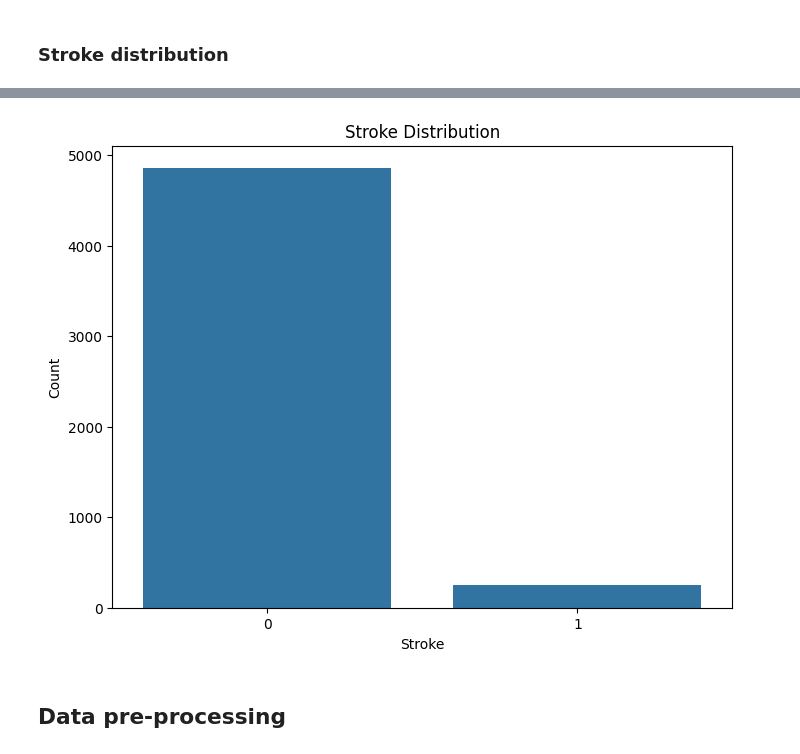
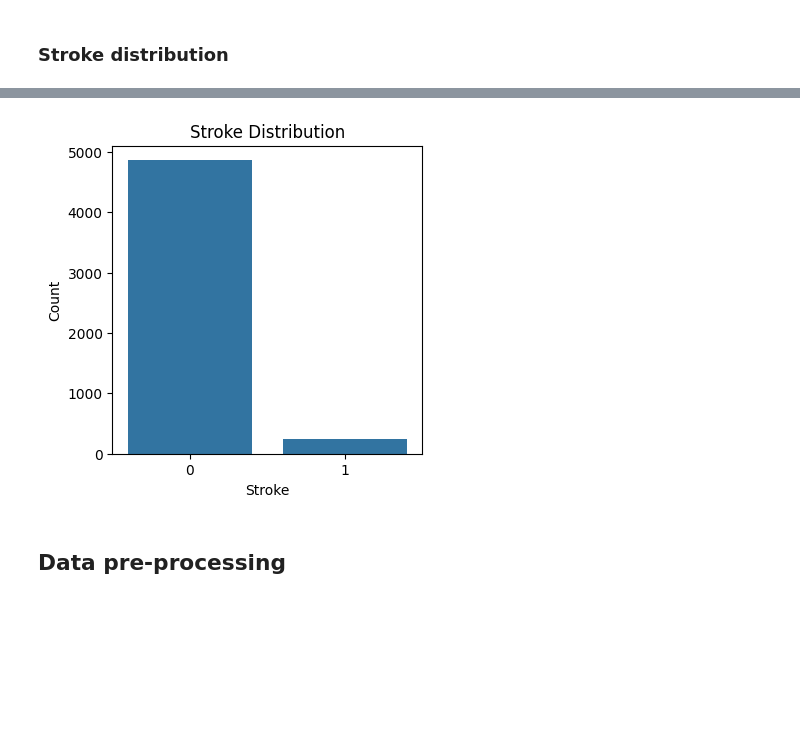
Before and after one commit to eomielan/manu465, a Jupyter notebook: assignments/assignment2/assignment2.ipynb, the cells around one changed output, grey strips where cells are left out. Cells and saved outputs as stored; diff of their text form; code cells hidden in the pictures; blank space fills up the shorter version.

```diff
--- a/assignments/assignment2/assignment2.ipynb
+++ b/assignments/assignment2/assignment2.ipynb
@@ -290,12 +346,12 @@ plt.show()
 # %%
-plt.figure(figsize=(8, 6))
+plt.figure(figsize=(4, 4))
 sb.countplot(x='stroke', data=data)
 plt.title('Stroke Distribution')
 plt.xlabel('Stroke')
 plt.ylabel('Count')
 plt.show()
 # %% [output]
-[figure, old version]
+[figure, new version]
 # %% [markdown]
 ## Data pre-processing
 # %% [markdown]
```
Also changed, not shown: parts of 25 cells of this notebook.
